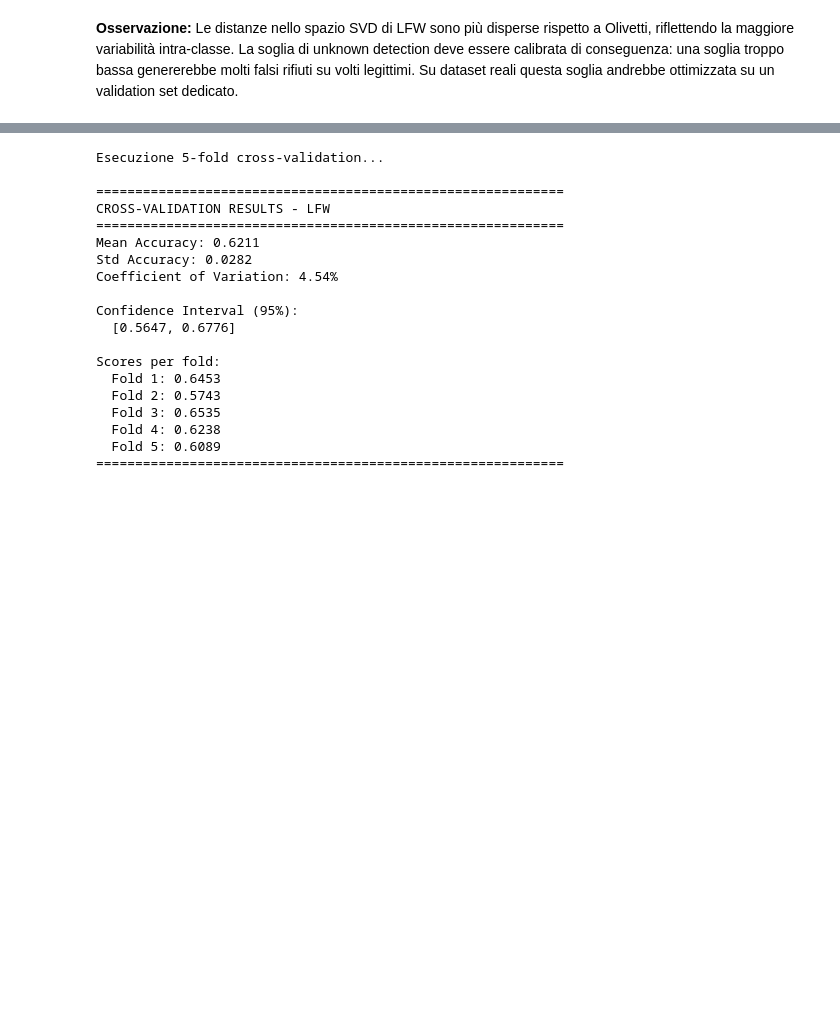
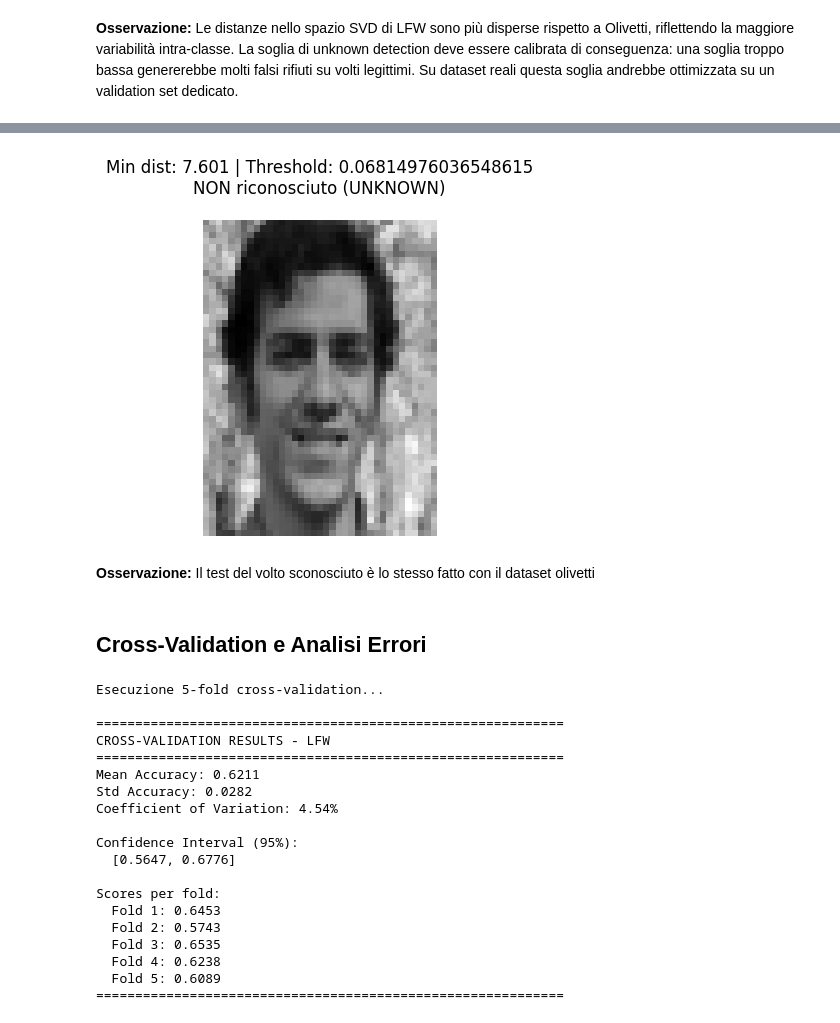
Before and after one commit to Oig99/SVD_Face_Recognition, a Jupyter notebook: src/notebook/face_recognition_project.ipynb, the cells around one changed output, grey strips where cells are left out. Cells and saved outputs as stored; diff of their text form; code cells hidden in the pictures; blank space fills up the shorter version.

```diff
--- a/src/notebook/face_recognition_project.ipynb
+++ b/src/notebook/face_recognition_project.ipynb
@@ -1523,0 +1557,22 @@ Statistiche distanze:
+# %%
+# Test riconoscimento
+label_lfw, distance_lfw = recognizer_lfw.detect_unknown(
+    unknown_face_lfw,
+    dataset_lfw.mean_face,
+    svd_reducer_lfw,
+    X_train_lfw
+)
+
+print("\n" + "=" * 60)
+print("TEST VOLTO SCONOSCIUTO - OLIVETTI")
+print("=" * 60)
+print(f"Distanza minima trovata: {distance_lfw:.4f}")
+print(f"Soglia impostata: {recognizer_lfw.unknown_threshold:.4f}")
+print()
+if label_ol == "UNKNOWN":
+    print("Volto NON riconosciuto (UNKNOWN)")
+    print(f"   La distanza ({distance_lfw:.4f}) supera la soglia ({recognizer_lfw.unknown_threshold:.4f})")
+else:
+    print(f"Volto riconosciuto come ID: {label_lfw}")
+    print(f"   La distanza ({distance_lfw:.4f}) e sotto la soglia ({recognizer_lfw.unknown_threshold:.4f})")
+print("=" * 60)
@@ -1524,3 +1589,18 @@ Statistiche distanze:
+# %%
+# Visualizza il volto testato
+viz_olivetti.plot_new_faces(
+    unknown_face=unknown_face_lfw,
+    X=dataset_lfw.X,
+    distance=distance_lfw,
+    label=label_lfw,
+    th=recognizer_lfw.unknown_threshold
+)
+# %% [output]
+[figure, added]
+# %% [markdown]
+**Osservazione:** Il test del volto sconosciuto è lo stesso fatto con il dataset olivetti
+# %% [markdown]
+## Cross-Validation e Analisi Errori
 # %%
 # Cross-validation
 print("Esecuzione 5-fold cross-validation...\n")
```
Also changed, not shown: parts of 45 cells of this notebook, 7 other files.
